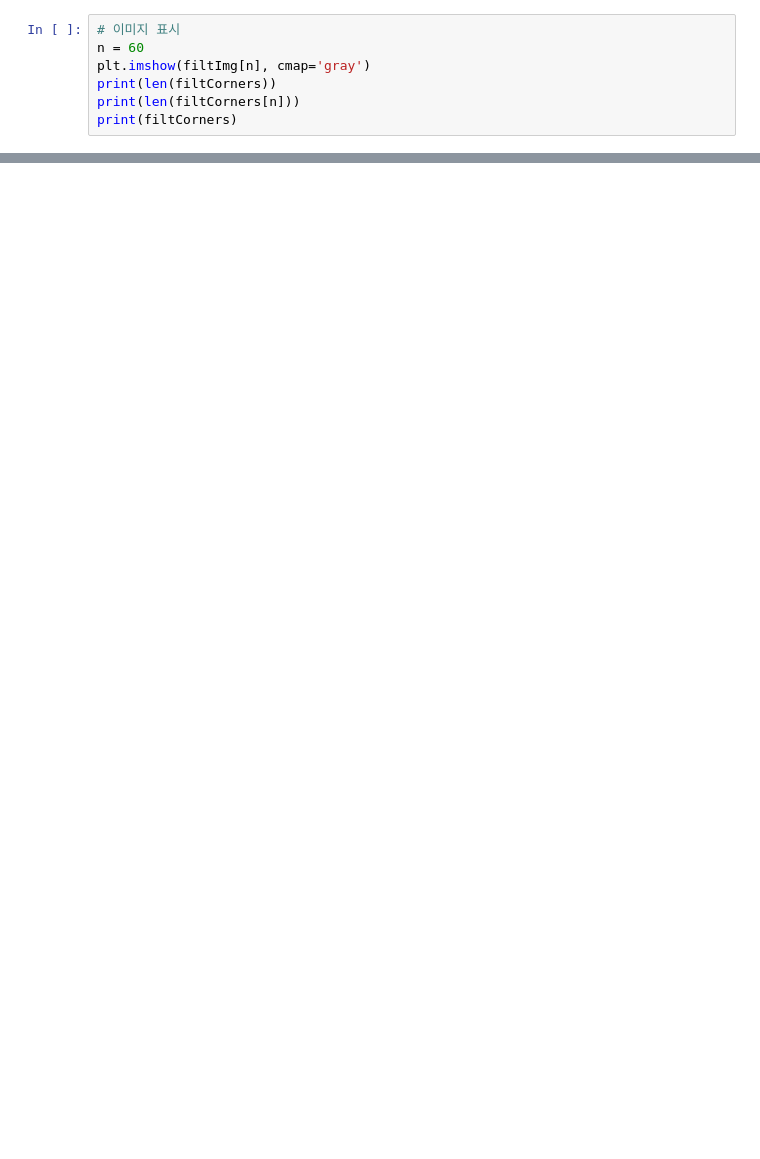
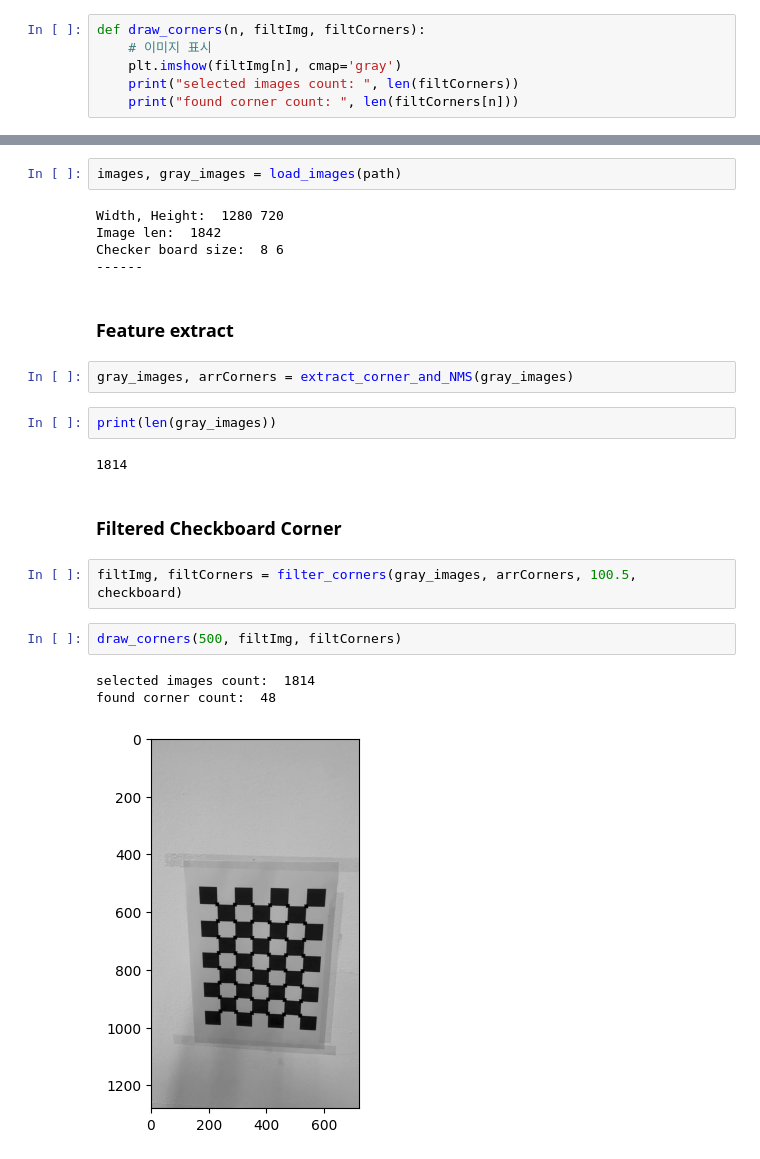
Before and after one commit to Phw9/calibration_ipynb, a Jupyter notebook: calib.ipynb, the cells around one changed output, grey strips where cells are left out. Cells and saved outputs as stored; diff of their text form; blank space fills up the shorter version.

```diff
--- a/calib.ipynb
+++ b/calib.ipynb
@@ -106,7 +96,6 @@ for image, corners in zip(images, arrCorners):
 # %%
-# 이미지 표시
-n = 60
-plt.imshow(filtImg[n], cmap='gray')
-print(len(filtCorners))
-print(len(filtCorners[n]))
-print(filtCorners)
+def draw_corners(n, filtImg, filtCorners):
+    # 이미지 표시
+    plt.imshow(filtImg[n], cmap='gray')
+    print("selected images count: ", len(filtCorners))
+    print("found corner count: ", len(filtCorners[n]))
@@ -168,0 +108,25 @@ print(homography_matrix)
+# %%
+images, gray_images = load_images(path)
+# %% [output]
+Width, Height:  1280 720
+Image len:  1842
+Checker board size:  8 6
+------
+# %% [markdown]
+### Feature extract
+# %%
+gray_images, arrCorners = extract_corner_and_NMS(gray_images)
+# %%
+print(len(gray_images))
+# %% [output]
+1814
+# %% [markdown]
+### Filtered Checkboard Corner
+# %%
+filtImg, filtCorners = filter_corners(gray_images, arrCorners, 100.5, checkboard)
+# %%
+draw_corners(500, filtImg, filtCorners)
+# %% [output]
+selected images count:  1814
+found corner count:  48
+[figure, added]
```
Also changed, not shown: parts of 15 cells of this notebook.
